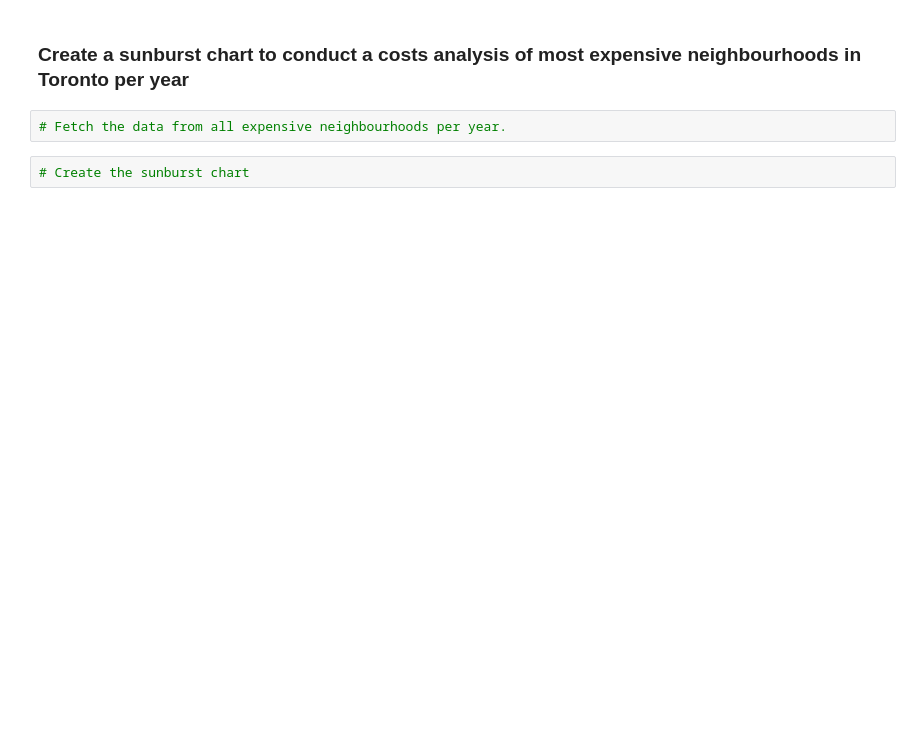
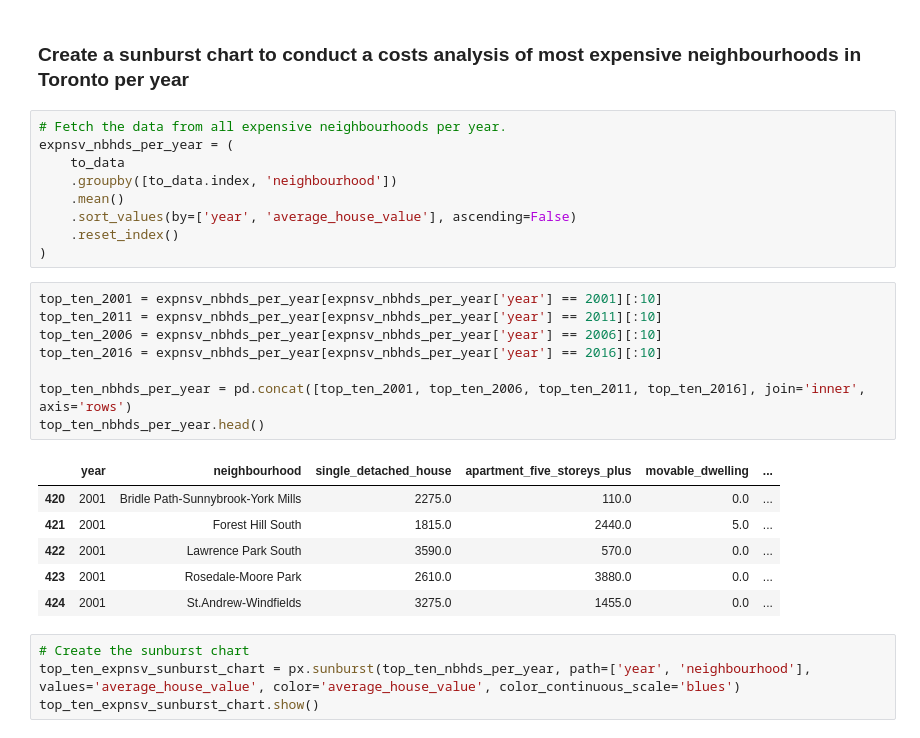
Before and after one commit to adamgulyas/pyviz-homework, a Jupyter notebook: rental_analysis.ipynb, the cells around one changed output. Saved outputs shown, nothing was run; the diff lists cells and outputs as text; blank space fills up the shorter version.

```diff
--- a/rental_analysis.ipynb
+++ b/rental_analysis.ipynb
@@ -425,5 +448,29 @@ In this section, you will use Plotly express to a couple of plots that investors
 ### Create a sunburst chart to conduct a costs analysis of most expensive neighbourhoods in Toronto per year
 # %%
 # Fetch the data from all expensive neighbourhoods per year.
+expnsv_nbhds_per_year = (
+    to_data
+    .groupby([to_data.index, 'neighbourhood'])
+    .mean()
+    .sort_values(by=['year', 'average_house_value'], ascending=False)
+    .reset_index()
+)
-# %%
-# Create the sunburst chart
+# %%
+top_ten_2001 = expnsv_nbhds_per_year[expnsv_nbhds_per_year['year'] == 2001][:10]
+top_ten_2011 = expnsv_nbhds_per_year[expnsv_nbhds_per_year['year'] == 2011][:10]
+top_ten_2006 = expnsv_nbhds_per_year[expnsv_nbhds_per_year['year'] == 2006][:10]
+top_ten_2016 = expnsv_nbhds_per_year[expnsv_nbhds_per_year['year'] == 2016][:10]
+
+top_ten_nbhds_per_year = pd.concat([top_ten_2001, top_ten_2006, top_ten_2011, top_ten_2016], join='inner', axis='rows')
+top_ten_nbhds_per_year.head()
+# %% [output]
+|  | year | neighbourhood | single_detached_house | apartment_five_storeys_plus | movable_dwelling | ... |
+| 420 | 2001 | Bridle Path-Sunnybrook-York Mills | 2275.0 | 110.0 | 0.0 | ... |
+| 421 | 2001 | Forest Hill South | 1815.0 | 2440.0 | 5.0 | ... |
+| 422 | 2001 | Lawrence Park South | 3590.0 | 570.0 | 0.0 | ... |
+| 423 | 2001 | Rosedale-Moore Park | 2610.0 | 3880.0 | 0.0 | ... |
+| 424 | 2001 | St.Andrew-Windfields | 3275.0 | 1455.0 | 0.0 | ... |
+# %%
+# Create the sunburst chart
+top_ten_expnsv_sunburst_chart = px.sunburst(top_ten_nbhds_per_year, path=['year', 'neighbourhood'], values='average_house_value', color='average_house_value', color_continuous_scale='blues')
+top_ten_expnsv_sunburst_chart.show()
```
Also changed, not shown: parts of 6 cells of this notebook.
